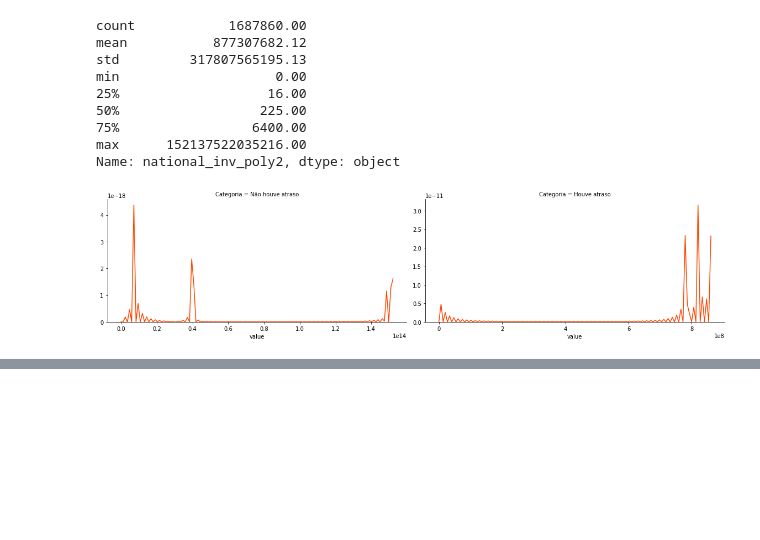
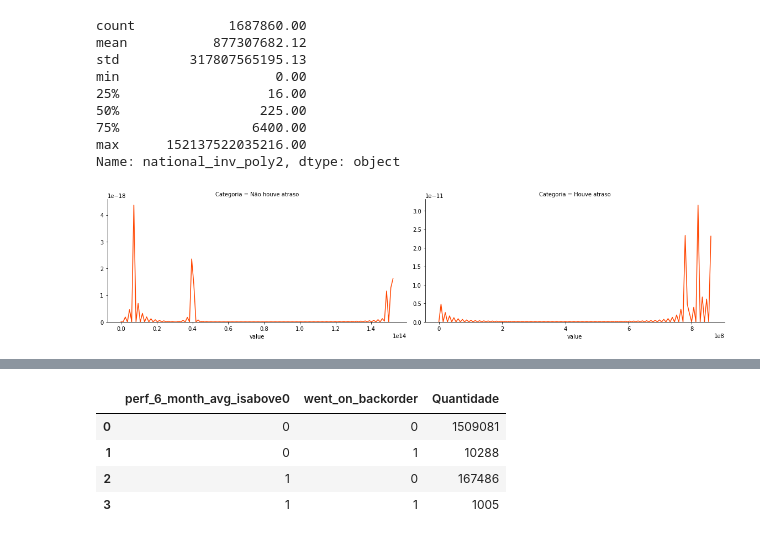
Before and after one commit to barbosarafael/Projetos, a Jupyter notebook: iNeuron_Back_order_prediction_Notebook/final_ineuron_BackOrderPrediction.ipynb, the cells around one changed output, grey strips where cells are left out. Saved outputs shown, nothing was run; the diff lists cells and outputs as text; code cells hidden in the pictures; blank space fills up the shorter version.

```diff
--- a/iNeuron_Back_order_prediction_Notebook/final_ineuron_BackOrderPrediction.ipynb
+++ b/iNeuron_Back_order_prediction_Notebook/final_ineuron_BackOrderPrediction.ipynb
@@ -294,0 +384,22 @@ g = g.map(sns.distplot, "value", color = "orangered", hist = False)
+# %%
+colunas = ["national_inv", "in_transit_qty", "min_bank", "national_inv_poly2"]
+novas_colunas = [i + "_new" for i in colunas]
+banco[novas_colunas] = banco[colunas].apply(lambda x: pd.qcut(x, 4, duplicates = "drop"), axis = 0)
+
+#--- Retirando a variável do banco
+
+banco = banco.drop("in_transit_qty_new", axis = 1)
+
+#--- Retirando a variável da lista, pois ela vai ser útil futuramente
+
+novas_colunas.remove("in_transit_qty_new")
+
+#--- Loop para verificar a relação das variáveis com a target
+
+for coluna in banco[novas_colunas]:
+
+  print("#--- Variável: ", coluna, "\n", 15*"---", "\n", sep = "")
+
+  print(banco[coluna].value_counts(normalize = True).mul(100).round(2))
+
+  print(15*"---")
@@ -294,0 +477,8 @@ g = g.map(sns.distplot, "value", color = "orangered", hist = False)
+# %%
+var1 = ["forecast_3_month", "sales_1_month"]
+var2 = [i + "_isesqual0" for i in var1]
+
+
+banco[var2] = banco[var1].applymap(lambda x: 1 if x == 0 else 0)
+
+banco.head()
@@ -294,0 +505,10 @@ g = g.map(sns.distplot, "value", color = "orangered", hist = False)
+# %%
+banco["perf_6_month_avg_isabove0"] = banco["perf_6_month_avg"].apply(lambda x: 1 if x <= 0 else 0)
+
+banco.groupby(["perf_6_month_avg_isabove0", "went_on_backorder"]).size().reset_index().rename(columns = {0: "Quantidade"})
+# %% [output]
+|  | perf_6_month_avg_isabove0 | went_on_backorder | Quantidade |
+| 0 | 0 | 0 | 1509081 |
+| 1 | 0 | 1 | 10288 |
+| 2 | 1 | 0 | 167486 |
+| 3 | 1 | 1 | 1005 |
```
Also changed, not shown: parts of 16 cells of this notebook.
